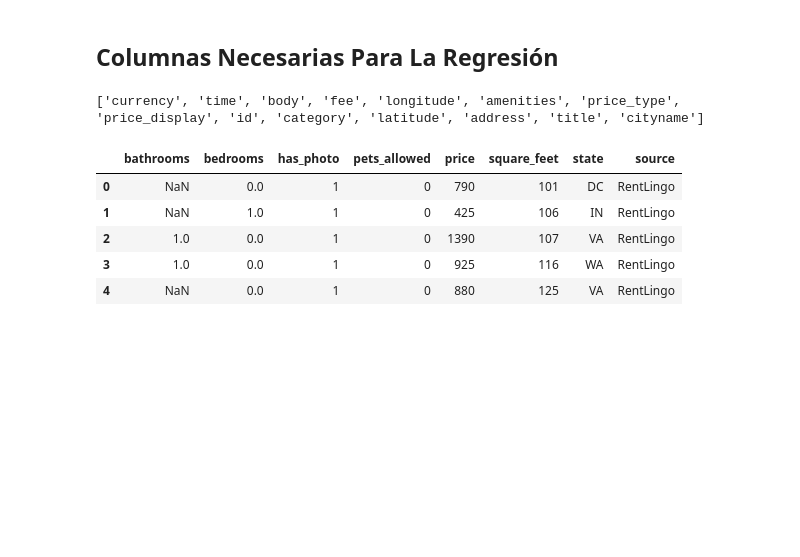
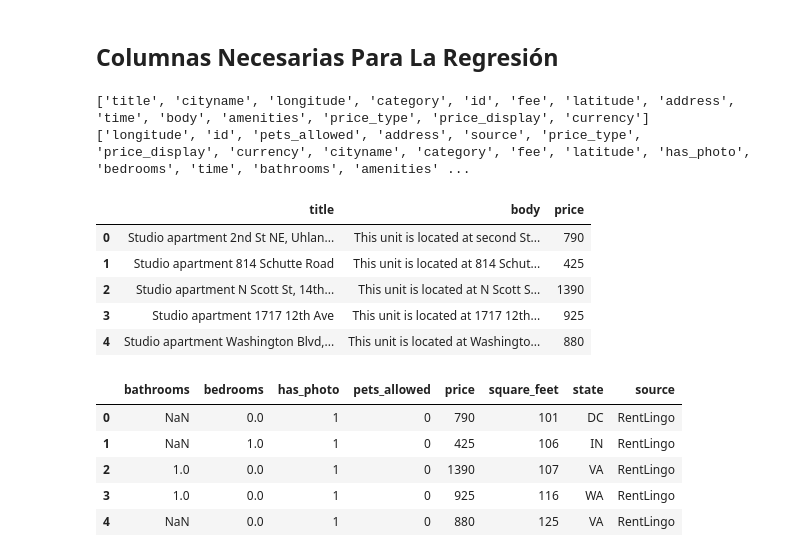
Before and after one commit to Analitica-2025-01/Proyecto-1, a Jupyter notebook: Limpieza de Datos/Limpieza.ipynb, the cells around one changed output. Cells and saved outputs as stored; diff of their text form; code cells hidden in the pictures; blank space fills up the shorter version.

Commit message:
coomit_coef_df_text

```diff
--- a/Limpieza de Datos/Limpieza.ipynb
+++ b/Limpieza de Datos/Limpieza.ipynb
@@ -87,12 +87,30 @@ Name: pets_allowed, dtype: int32
 ## Columnas Necesarias Para La Regresión
 # %%
 indices = df.columns.values.tolist()
+indices_text = df.columns.values.tolist()
 #print(indices)
 columnas = ['bathrooms', 'bedrooms' ,'has_photo', 'pets_allowed', 'square_feet', 'state', 'source','price']
 Columnas_eliminar = list(set(indices) - set(columnas))
 print(Columnas_eliminar)
+
+
+columnas_text = ['title','body','price']
+Columnas_eliminar_text = list(set(indices_text) - set(columnas_text))
+print(Columnas_eliminar_text)
 # %% [output]
-['currency', 'time', 'body', 'fee', 'longitude', 'amenities', 'price_type', 'price_display', 'id', 'category', 'latitude', 'address', 'title', 'cityname']
+['title', 'cityname', 'longitude', 'category', 'id', 'fee', 'latitude', 'address', 'time', 'body', 'amenities', 'price_type', 'price_display', 'currency']
+['longitude', 'id', 'pets_allowed', 'address', 'source', 'price_type', 'price_display', 'currency', 'cityname', 'category', 'fee', 'latitude', 'has_photo', 'bedrooms', 'time', 'bathrooms', 'amenities' ...
+# %%
+df_text = df_regresion.copy()
+df_text = df_text.drop(columns=Columnas_eliminar_text)
+df_text.head()
+# %% [output]
+|  | title | body | price |
+| 0 | Studio apartment 2nd St NE, Uhlan... | This unit is located at second St... | 790 |
+| 1 | Studio apartment 814 Schutte Road | This unit is located at 814 Schut... | 425 |
+| 2 | Studio apartment N Scott St, 14th... | This unit is located at N Scott S... | 1390 |
+| 3 | Studio apartment 1717 12th Ave | This unit is located at 1717 12th... | 925 |
+| 4 | Studio apartment Washington Blvd,... | This unit is located at Washingto... | 880 |
 # %%
 df_regresion = df_regresion.drop(columns=Columnas_eliminar)
 df_regresion.head()
```
Also changed, not shown: parts of 5 cells of this notebook.
